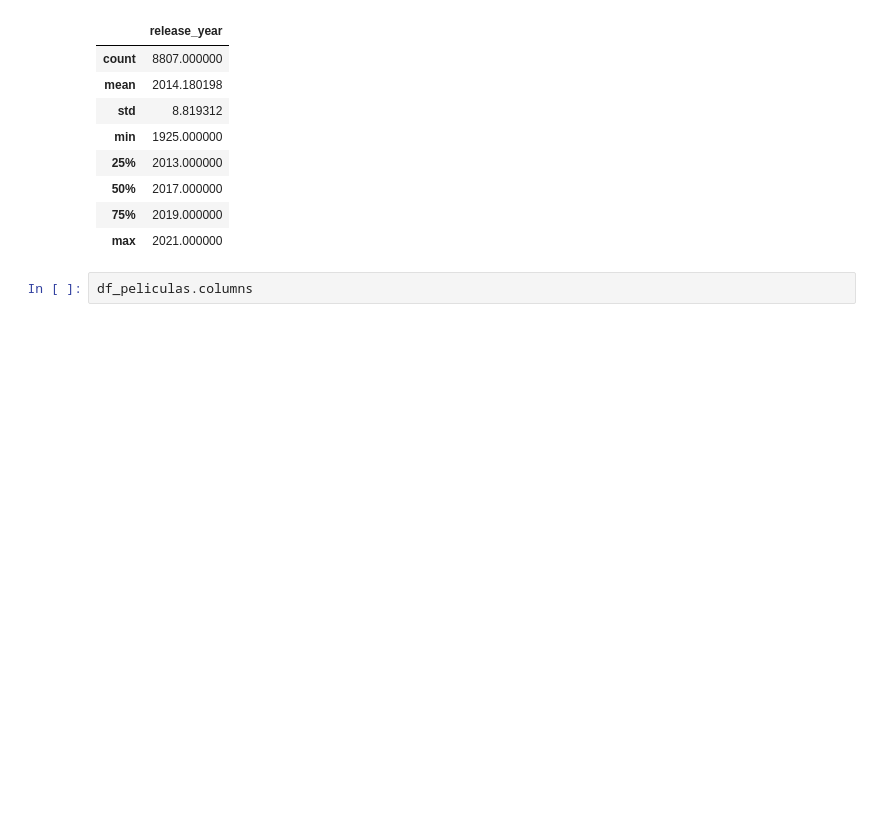
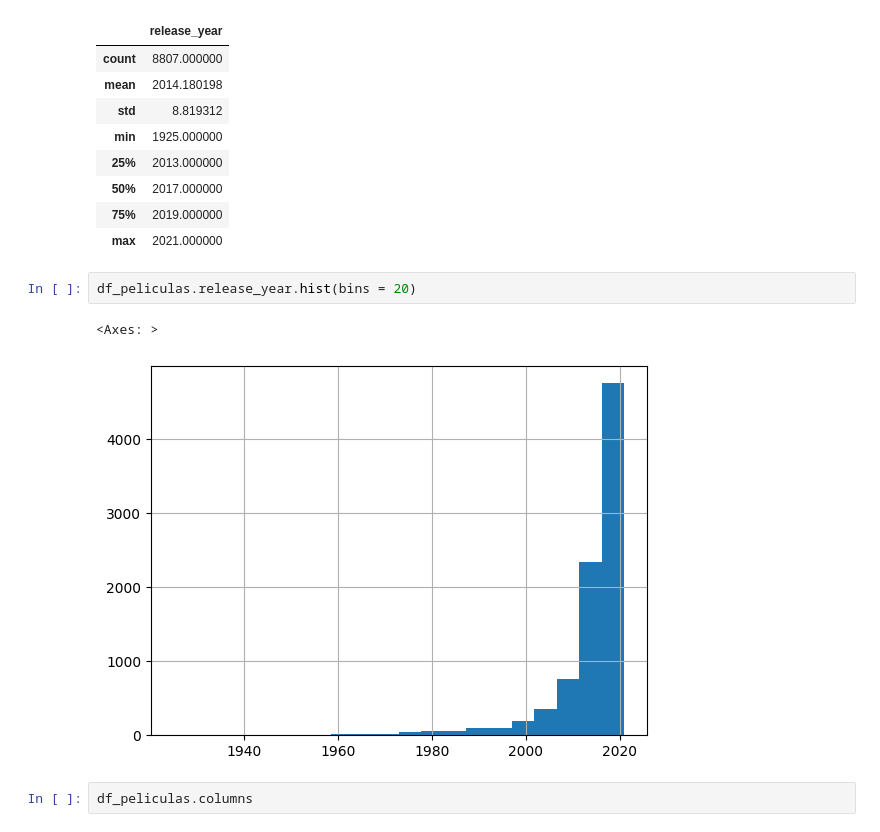
Before and after one commit to ANG112/ONLINE_DS_THEBRIDGE_ALFONSO_NIETO, a Jupyter notebook: 03_Analisis_de_Datos/Sprint_05/Unidad_01/Practica_Obligatoria/18_Practica_Obligatoria_ETL.ipynb, the cells around one changed output. Saved outputs shown, nothing was run; the diff lists cells and outputs as text; blank space fills up the shorter version.

```diff
--- a/03_Analisis_de_Datos/Sprint_05/Unidad_01/Practica_Obligatoria/18_Practica_Obligatoria_ETL.ipynb
+++ b/03_Analisis_de_Datos/Sprint_05/Unidad_01/Practica_Obligatoria/18_Practica_Obligatoria_ETL.ipynb
@@ -59,6 +59,11 @@ df_peliculas.describe()
 | 50% | 2017.000000 |
 | 75% | 2019.000000 |
 | max | 2021.000000 |
+# %%
+df_peliculas.release_year.hist(bins = 20)
+# %% [output]
+<Axes: >
+[figure, added]
 # %%
 df_peliculas.columns
 # %% [output]
```
Also changed, not shown: parts of 5 cells of this notebook, 2 other files.
